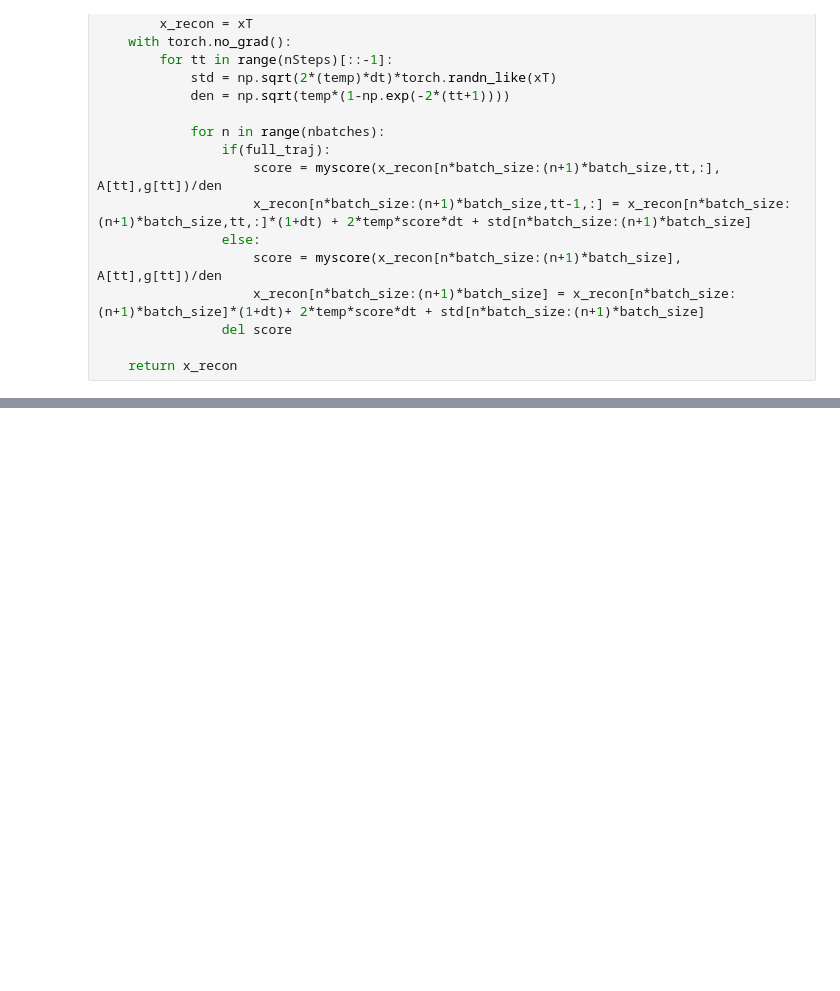
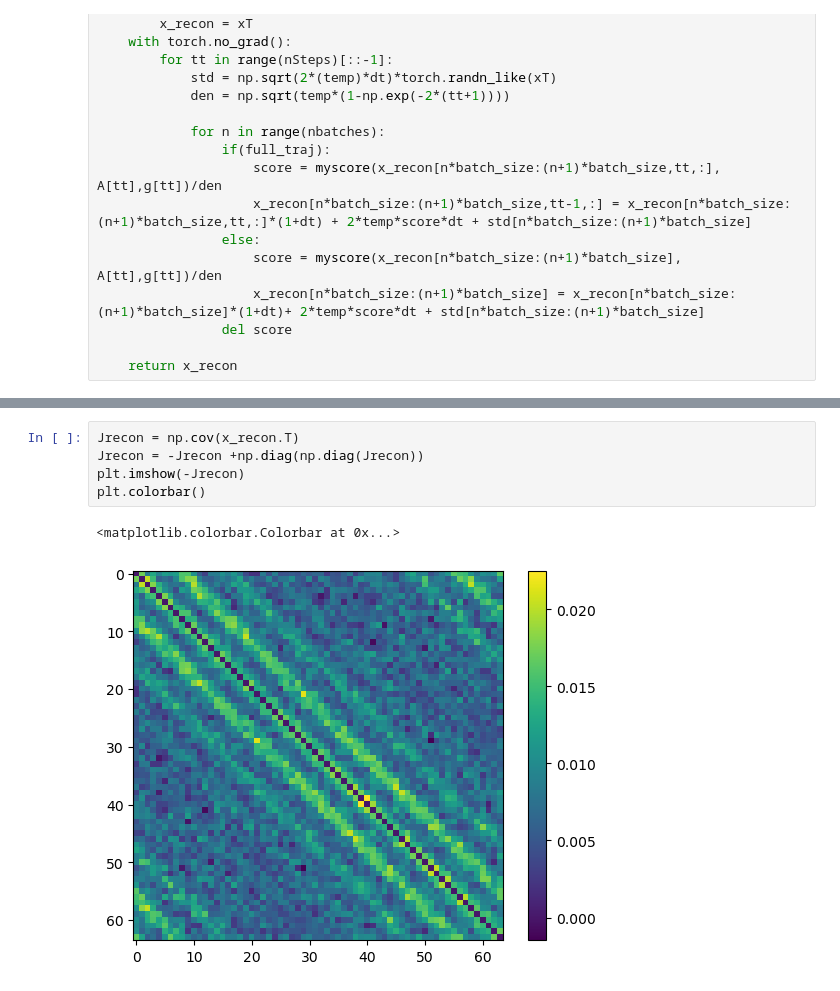
Before and after one commit to bsfn-0323/diffusion, a Jupyter notebook: gaussDiff_constraint.ipynb, the cells around one changed output, grey strips where cells are left out. Cells and saved outputs as stored; diff of their text form; blank space fills up the shorter version.

```diff
--- a/gaussDiff_constraint.ipynb
+++ b/gaussDiff_constraint.ipynb
@@ -128,0 +153,8 @@ ValueError: autodetected range of [nan, nan] is not finite
+# %%
+Jrecon = np.cov(x_recon.T)
+Jrecon = -Jrecon +np.diag(np.diag(Jrecon))
+plt.imshow(-Jrecon)
+plt.colorbar()
+# %% [output]
+<matplotlib.colorbar.Colorbar at 0x...>
+[figure, added]
```
Also changed, not shown: parts of 9 cells of this notebook.
